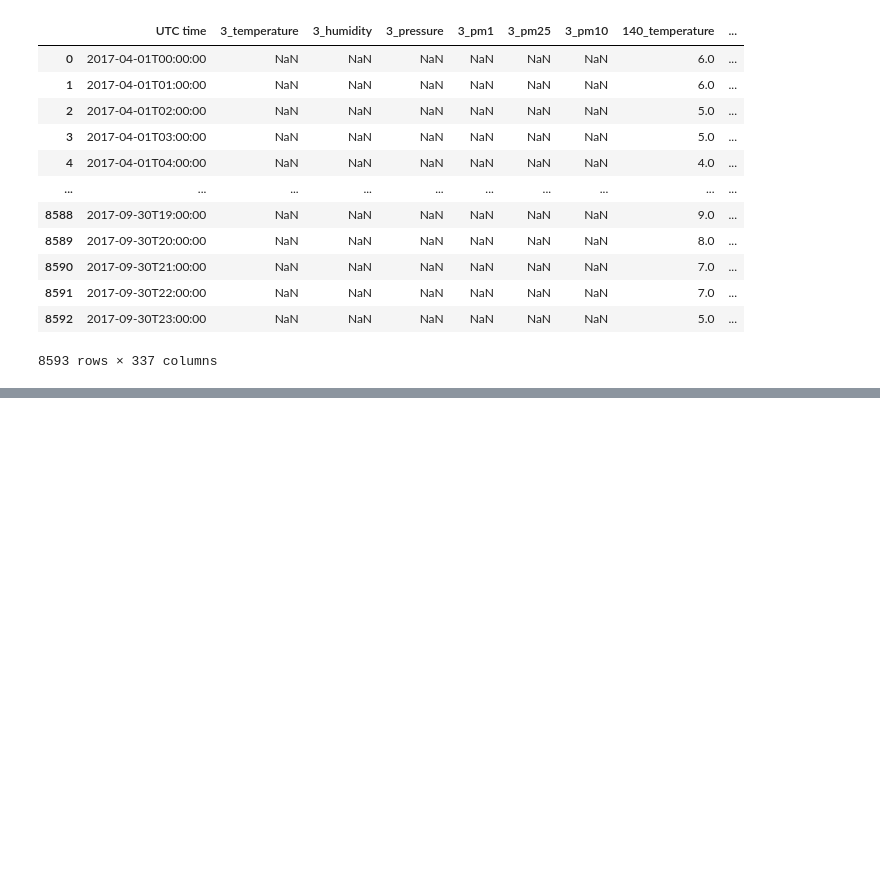
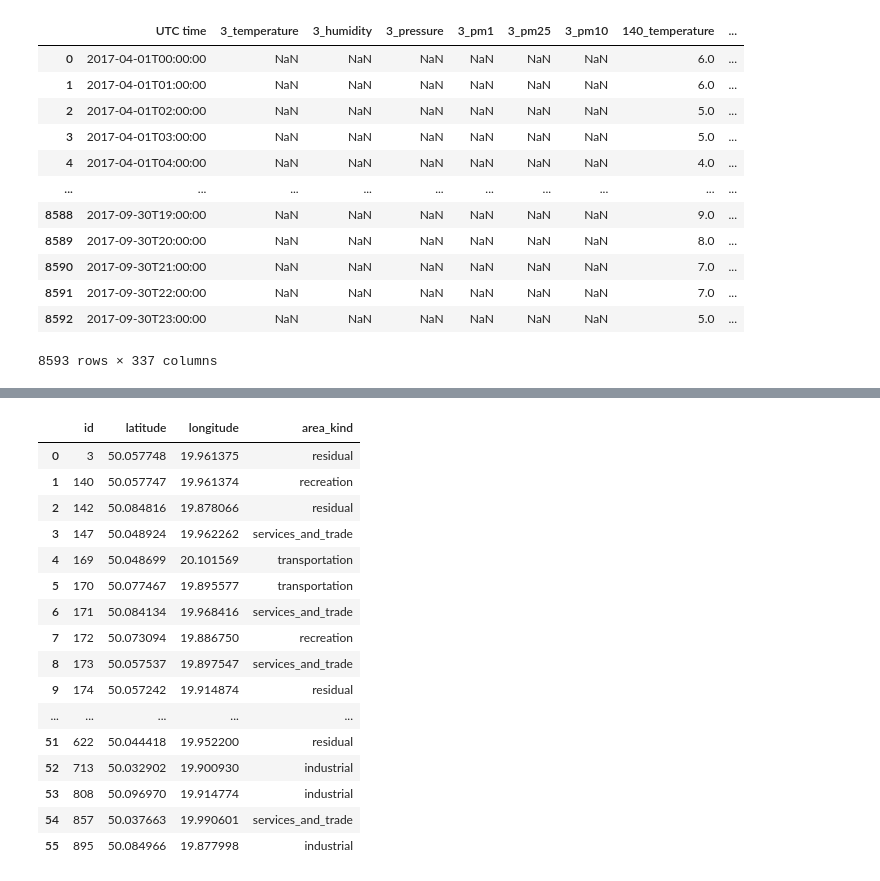
Before and after one commit to dan-ski/Air_quality, a Jupyter notebook: Air quality data preprocessing and analysis.ipynb, the cells around one changed output, grey strips where cells are left out. Cells and saved outputs as stored; diff of their text form; code cells hidden in the pictures; blank space fills up the shorter version.

```diff
--- a/Air quality data preprocessing and analysis.ipynb
+++ b/Air quality data preprocessing and analysis.ipynb
@@ -88,3 +91,41 @@ def number_of_Nans(data_frame):
     column_names = data_frame.columns
     for column in column_names:
         print(column,': ', data_frame[column].isnull().sum())
+# %%
+def upload_sensor_frame(file_path):
+
+    sensor_loc_path = file_path
+    sensor_loc_df = pd.read_csv(sensor_loc_path)
+    #sensor_loc_df.set_index('id', drop=True)
+
+    return sensor_loc_df
+# %%
+sensor_loc_path = r'C:\Users\User\PycharmProjects\Air_quality\Data_files\sensor_locations.csv'
+location_frame = upload_sensor_frame(sensor_loc_path)
+#location_frame
+# %%
+area_kinds= ['residual', 'industrial', 'services_and_trade', 'recreation', 'transportation']
+
+random_areas = random.choices(area_kinds, k=56)
+
+location_frame['area_kind'] = random_areas
+# %%
+location_frame
+# %% [output]
+|  | id | latitude | longitude | area_kind |
+| 0 | 3 | 50.057748 | 19.961375 | residual |
+| 1 | 140 | 50.057747 | 19.961374 | recreation |
+| 2 | 142 | 50.084816 | 19.878066 | residual |
+| 3 | 147 | 50.048924 | 19.962262 | services_and_trade |
+| 4 | 169 | 50.048699 | 20.101569 | transportation |
+| 5 | 170 | 50.077467 | 19.895577 | transportation |
+| 6 | 171 | 50.084134 | 19.968416 | services_and_trade |
+| 7 | 172 | 50.073094 | 19.886750 | recreation |
+| 8 | 173 | 50.057537 | 19.897547 | services_and_trade |
+| 9 | 174 | 50.057242 | 19.914874 | residual |
+| ... | ... | ... | ... | ... |
+| 51 | 622 | 50.044418 | 19.952200 | residual |
+| 52 | 713 | 50.032902 | 19.900930 | industrial |
+| 53 | 808 | 50.096970 | 19.914774 | industrial |
+| 54 | 857 | 50.037663 | 19.990601 | services_and_trade |
+| 55 | 895 | 50.084966 | 19.877998 | industrial |
```
Also changed, not shown: parts of 6 cells of this notebook.
